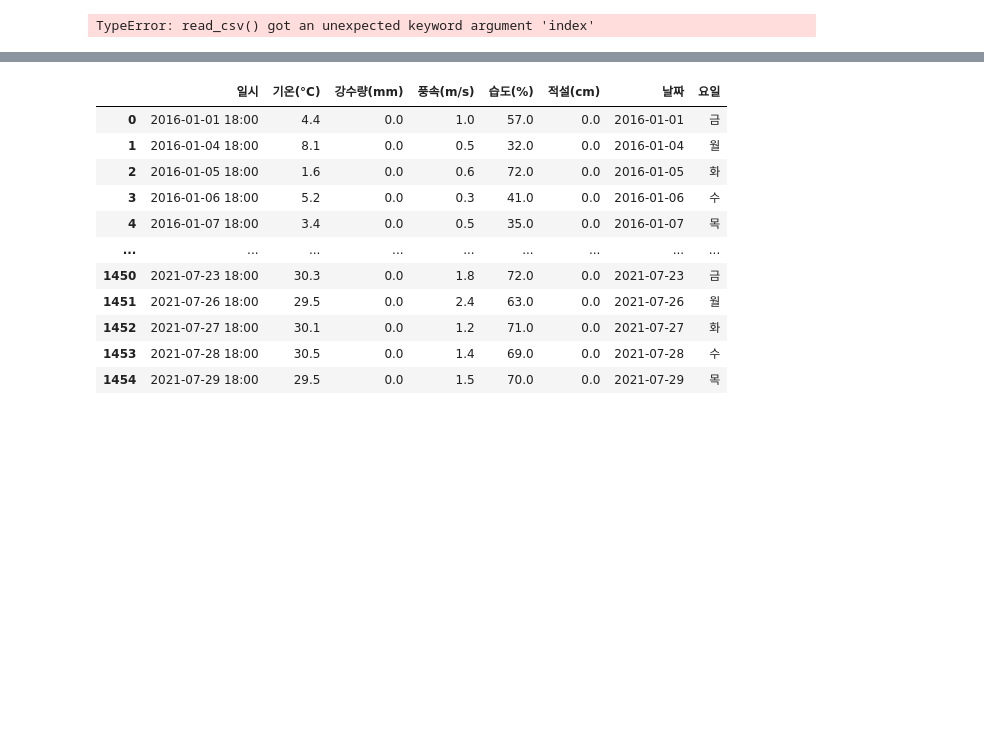
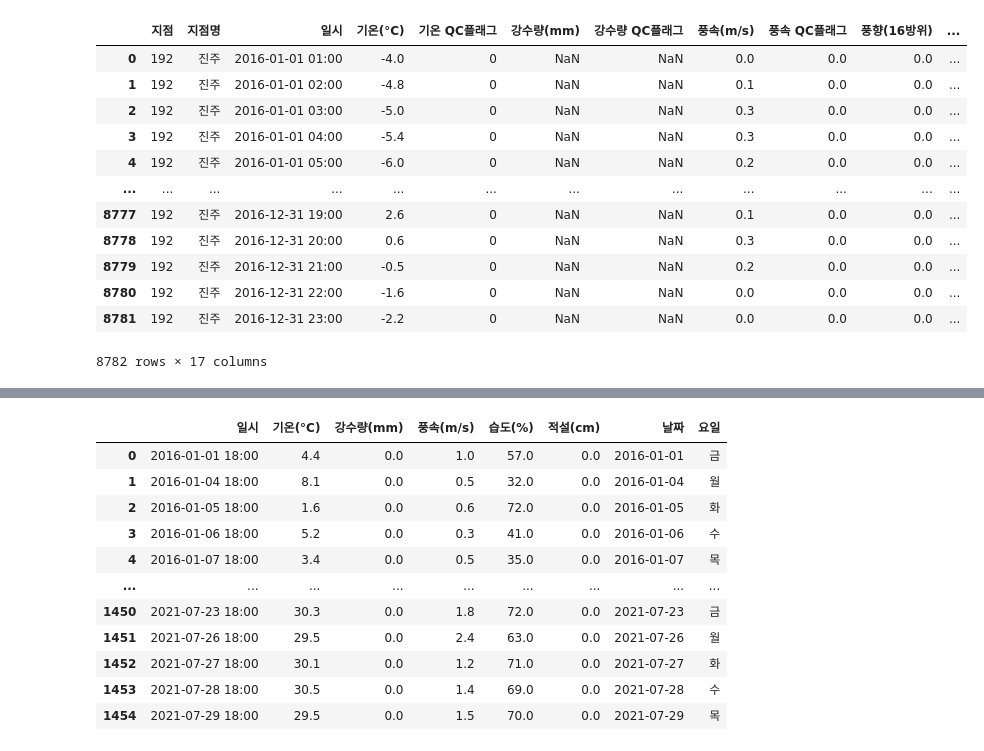
Before and after one commit to marattang/Number_of_cafeteria_users, a Jupyter notebook: project/save/Untitled2.ipynb, the cells around one changed output, grey strips where cells are left out. Drawn from its saved outputs; the diff is of its cells as text; code cells hidden in the pictures; blank space fills up the shorter version.

```diff
--- a/project/save/Untitled2.ipynb
+++ b/project/save/Untitled2.ipynb
@@ -5,53 +5,29 @@ from datetime import datetime
 import time
 
 # 기상청 날씨 데이터 전처리
-data2016 = pd.read_csv('./data/rawdata/기상청/2016_01_to_12.csv', encoding='euc-kr', index=False)
-data2017 = pd.read_csv('./data/rawdata/기상청/2017_01_to_12.csv', encoding='euc-kr', index=False)
-data2018 = pd.read_csv('./data/rawdata/기상청/2018_01_to_12.csv', encoding='euc-kr', index=False)
-data2019 = pd.read_csv('./data/rawdata/기상청/2019_01_to_12.csv', encoding='euc-kr', index=False)
-data2020 = pd.read_csv('./data/rawdata/기상청/2020_01_to_12.csv', encoding='euc-kr', index=False)
-data2021 = pd.read_csv('./data/rawdata/기상청/2021_01_to_07.csv', encoding='euc-kr', index=False)
+data2016 = pd.read_csv('./data/rawdata/기상청/2016_01_to_12.csv', encoding='euc-kr')
+data2017 = pd.read_csv('./data/rawdata/기상청/2017_01_to_12.csv', encoding='euc-kr')
+data2018 = pd.read_csv('./data/rawdata/기상청/2018_01_to_12.csv', encoding='euc-kr')
+data2019 = pd.read_csv('./data/rawdata/기상청/2019_01_to_12.csv', encoding='euc-kr')
+data2020 = pd.read_csv('./data/rawdata/기상청/2020_01_to_12.csv', encoding='euc-kr')
+data2021 = pd.read_csv('./data/rawdata/기상청/2021_01_to_07.csv', encoding='euc-kr')
 
 train = pd.read_csv('./data/rawdata/train.csv')
 
 merge_df = pd.concat([data2016, data2017, data2018, data2019, data2020, data2021])
-
-# 필요 없는 컬럼 제거
-merge_df.drop(['지점', '지점명', '기온 QC플래그', '강수량 QC플래그',  '풍속 QC플래그', '풍향(16방위)',
-               '풍향 QC플래그', '습도 QC플래그', '증기압(hPa)', '이슬점온도(°C)',  '3시간신적설(cm)'], axis=1, inplace=True)
-
-# 중식, 석식 시간대 데이터 필터링
-mask_d = merge_df['일시'].str.slice(start=10).str.strip() =='18:00'
-mask_l = merge_df['일시'].str.slice(start=10).str.strip() == '12:00'
-
-merge_df_d = merge_df.loc[mask_d,:]
-merge_df_l = merge_df.loc[mask_l,:]
-
-# 날짜 뽑아내기
-merge_df_l['날짜'] = merge_df_l.iloc[:, 0].str[0:10]
-merge_df_d['날짜'] = merge_df_d.iloc[:, 0].str[0:10]
-
-# 날짜형으로 형변환
-merge_df_l['날짜'] = pd.to_datetime(merge_df_l.iloc[:,6])
-merge_df_d['날짜'] = pd.to_datetime(merge_df_d.iloc[:,6])
-
-# 요일 추가
-merge_df_l['요일'] = merge_df_l['날짜'].dt.dayofweek
-merge_df_d['요일'] = merge_df_d['날짜'].dt.dayofweek
-
-# 결측치 제거
-merge_df_l = merge_df_l.fillna(0)
-merge_df_d = merge_df_d.fillna(0)
-
-# 평일만 필터링
-mask_l = (merge_df_l['요일'] != 5) & (merge_df_l['요일'] != 6)
-mask_d = (merge_df_d['요일'] != 5) & (merge_df_d['요일'] != 6)
-
-merge_df_l = merge_df_l.loc[mask_l, :]
-merge_df_d = merge_df_d.loc[mask_d, :]
-
-# 요일 매핑
-merge_df_l['요일'] = merge_df_l['요일'].map({0:'월', 1:'화',2:'수',3:'목',4:'금'})
-merge_df_d['요일'] = merge_df_d['요일'].map({0:'월', 1:'화',2:'수',3:'목',4:'금'})
-# %% [output]
-TypeError: read_csv() got an unexpected keyword argument 'index'
+# %%
+data2016
+# %% [output]
+|  | 지점 | 지점명 | 일시 | 기온(°C) | 기온 QC플래그 | 강수량(mm) | 강수량 QC플래그 | 풍속(m/s) | 풍속 QC플래그 | 풍향(16방위) | ... |
+| 0 | 192 | 진주 | 2016-01-01 01:00 | -4.0 | 0 | NaN | NaN | 0.0 | 0.0 | 0.0 | ... |
+| 1 | 192 | 진주 | 2016-01-01 02:00 | -4.8 | 0 | NaN | NaN | 0.1 | 0.0 | 0.0 | ... |
+| 2 | 192 | 진주 | 2016-01-01 03:00 | -5.0 | 0 | NaN | NaN | 0.3 | 0.0 | 0.0 | ... |
+| 3 | 192 | 진주 | 2016-01-01 04:00 | -5.4 | 0 | NaN | NaN | 0.3 | 0.0 | 0.0 | ... |
+| 4 | 192 | 진주 | 2016-01-01 05:00 | -6.0 | 0 | NaN | NaN | 0.2 | 0.0 | 0.0 | ... |
+| ... | ... | ... | ... | ... | ... | ... | ... | ... | ... | ... | ... |
+| 8777 | 192 | 진주 | 2016-12-31 19:00 | 2.6 | 0 | NaN | NaN | 0.1 | 0.0 | 0.0 | ... |
+| 8778 | 192 | 진주 | 2016-12-31 20:00 | 0.6 | 0 | NaN | NaN | 0.3 | 0.0 | 0.0 | ... |
+| 8779 | 192 | 진주 | 2016-12-31 21:00 | -0.5 | 0 | NaN | NaN | 0.2 | 0.0 | 0.0 | ... |
+| 8780 | 192 | 진주 | 2016-12-31 22:00 | -1.6 | 0 | NaN | NaN | 0.0 | 0.0 | 0.0 | ... |
+| 8781 | 192 | 진주 | 2016-12-31 23:00 | -2.2 | 0 | NaN | NaN | 0.0 | 0.0 | 0.0 | ... |
+8782 rows × 17 columns
```
Also changed, not shown: parts of 1 cell of this notebook, 7 other files.
